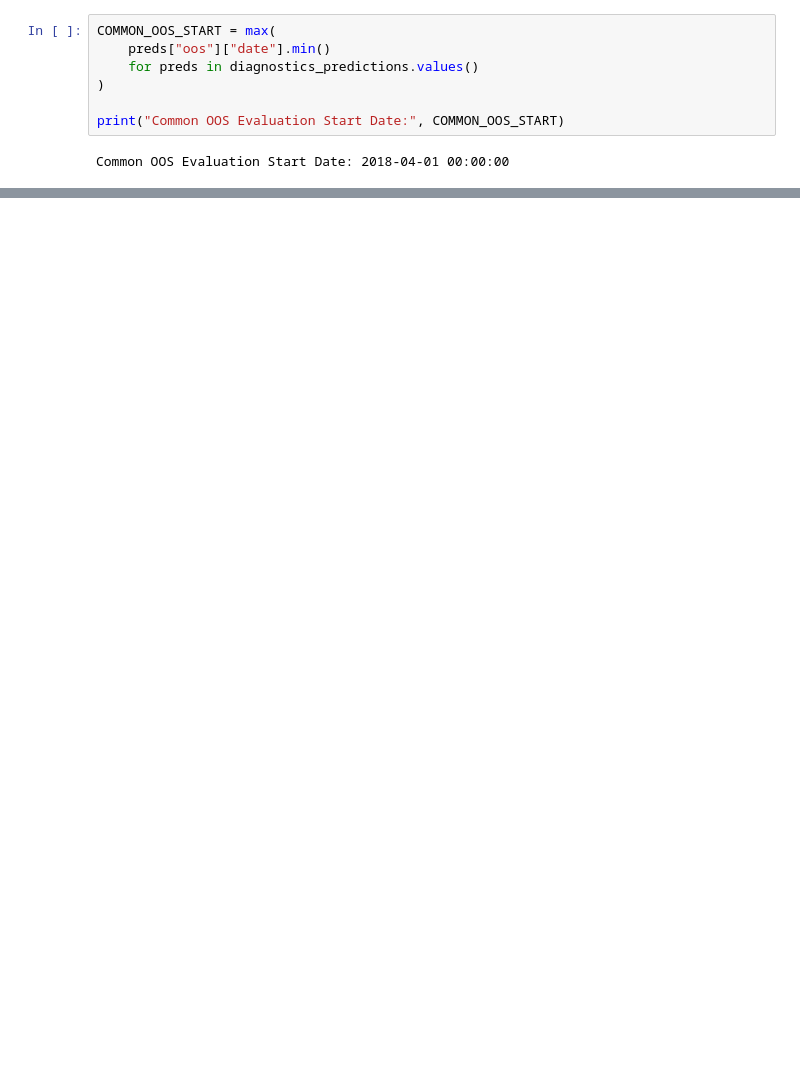
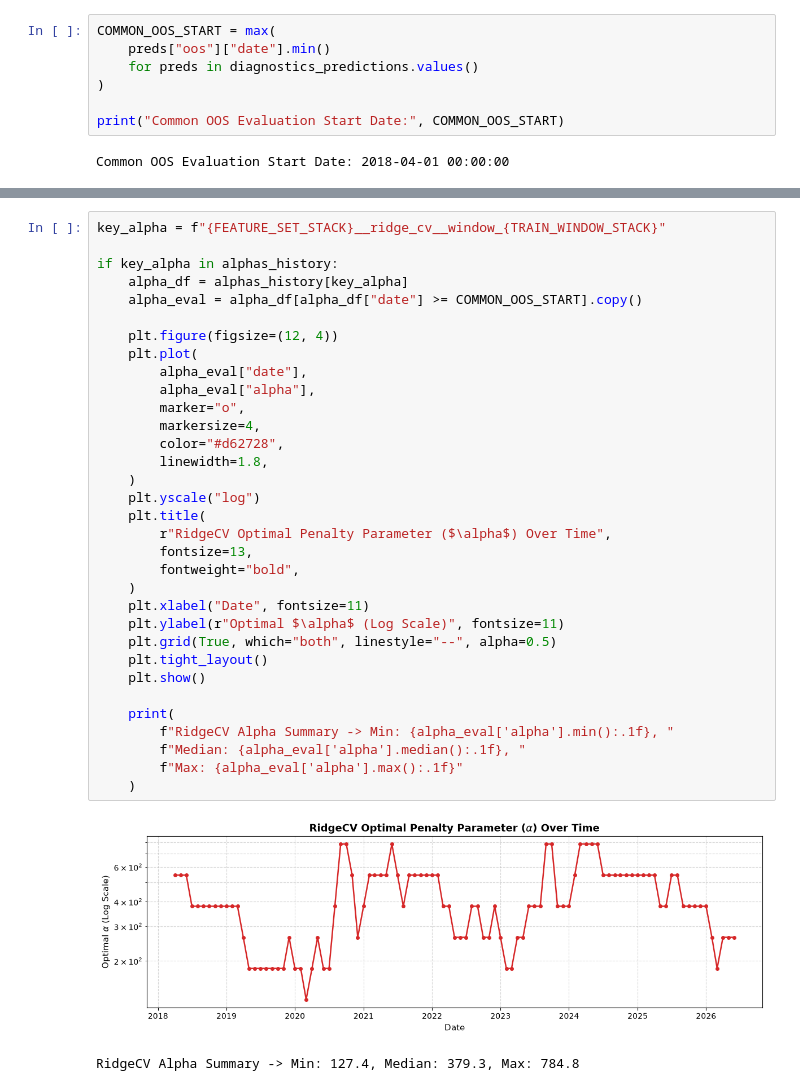
Before and after one commit to Samgit0532/brent-wti-ml-project, a Jupyter notebook: main.ipynb, the cells around one changed output, grey strips where cells are left out. Saved outputs shown, nothing was run; the diff lists cells and outputs as text; blank space fills up the shorter version.

```diff
--- a/main.ipynb
+++ b/main.ipynb
@@ -791,0 +999,36 @@ common_metrics.sort_values("directional_acc", ascending=False).head(20)
+# %%
+key_alpha = f"{FEATURE_SET_STACK}__ridge_cv__window_{TRAIN_WINDOW_STACK}"
+
+if key_alpha in alphas_history:
+    alpha_df = alphas_history[key_alpha]
+    alpha_eval = alpha_df[alpha_df["date"] >= COMMON_OOS_START].copy()
+
+    plt.figure(figsize=(12, 4))
+    plt.plot(
+        alpha_eval["date"],
+        alpha_eval["alpha"],
+        marker="o",
+        markersize=4,
+        color="#d62728",
+        linewidth=1.8,
+    )
+    plt.yscale("log")
+    plt.title(
+        r"RidgeCV Optimal Penalty Parameter ($\alpha$) Over Time",
+        fontsize=13,
+        fontweight="bold",
+    )
+    plt.xlabel("Date", fontsize=11)
+    plt.ylabel(r"Optimal $\alpha$ (Log Scale)", fontsize=11)
+    plt.grid(True, which="both", linestyle="--", alpha=0.5)
+    plt.tight_layout()
+    plt.show()
+
+    print(
+        f"RidgeCV Alpha Summary -> Min: {alpha_eval['alpha'].min():.1f}, "
+        f"Median: {alpha_eval['alpha'].median():.1f}, "
+        f"Max: {alpha_eval['alpha'].max():.1f}"
+    )
+# %% [output]
+[figure, added]
+RidgeCV Alpha Summary -> Min: 127.4, Median: 379.3, Max: 784.8
```
Also changed, not shown: parts of 21 cells of this notebook, 3 other files.
